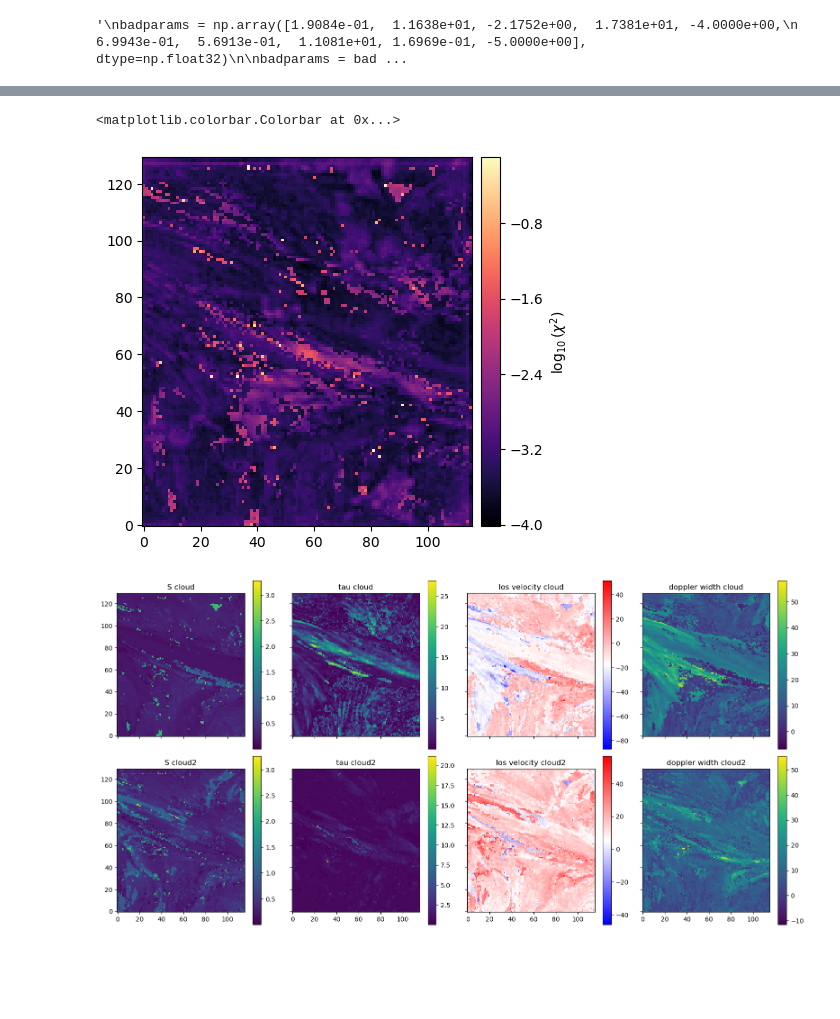
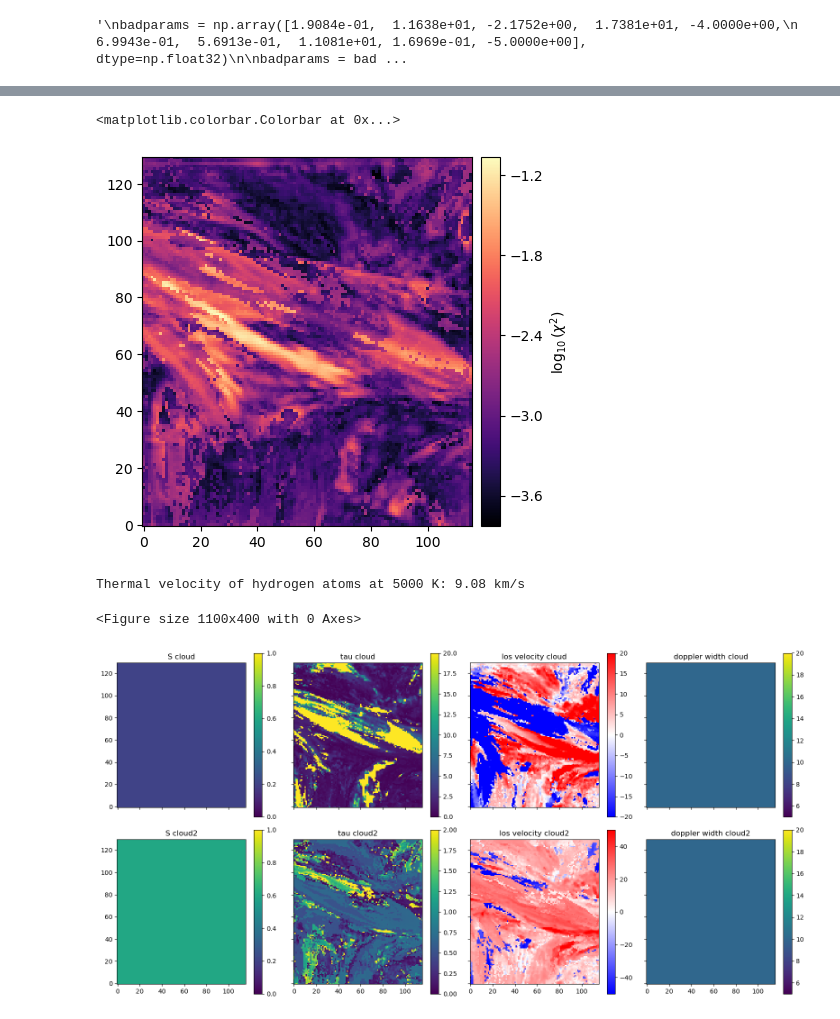
Before and after one commit to ivanzmilic/cloudtorch, a Jupyter notebook: main_gpu_bck_mparams.ipynb, the cells around one changed output, grey strips where cells are left out. Cells and saved outputs as stored; diff of their text form; code cells hidden in the pictures; blank space fills up the shorter version.

```diff
--- a/main_gpu_bck_mparams.ipynb
+++ b/main_gpu_bck_mparams.ipynb
@@ -96,13 +96,21 @@ def optimization(optimizer,niterations,parameters,model, xl, obs, obs_back):
         chi2loss = torch.mean(torch.sum((obs - syn)**2.0))
 
         reguloss = chi2loss*0.0
-        # reguloss += 1e1*regu2(parameters, 0,img)
-        # reguloss += 1e1*regu2(parameters, 1,img)
-        # reguloss += 1e-1*regu2(parameters, 2,img)
-        # reguloss += 5e-2*regu2(parameters, 3,img)
-        # reguloss += 5e-2*regu2(parameters, 4,img)
-        #print(img.device, parameters.device)
-        #reguloss += 5e1*regu2(parameters, 6,img)
+        # Strongly regularize the source function gradients. We want it super smooth.
+        reguloss += 5e1*regu2(parameters, 0, obs)
+        reguloss += 5e1*regu2(parameters, 5, obs)
+
+        # regularize velocity slightly:
+        #reguloss += 1e-1*regu2(parameters, 1, obs)
+        #reguloss += 1e-1*regu2(parameters, 6, obs)
+
+        # LOS velocity - should be regularized too, gently
+        #reguloss += 1e-2*regu2(parameters, 2, obs)
+        #reguloss += 1e-2*regu2(parameters, 7, obs)
+
+        # Doppler width - should be regularized too
+        reguloss += 1e0*regu2(parameters, 3, obs)
+        reguloss += 1e0*regu2(parameters, 8, obs)
 
         # First regularization is that S cannot be negative:
         #print(parameters.shape)
@@ -112,7 +120,8 @@ def optimization(optimizer,niterations,parameters,model, xl, obs, obs_back):
         reguloss += 1e6*regu_min(parameters, 1, obs.reshape(1,obs.shape[0],obs.shape[1],-1), 0.0)
         reguloss += 1e6*regu_min(parameters, 6, obs.reshape(1,obs.shape[0],obs.shape[1],-1), 0.0)
 
-
+        reguloss += 1e7*regu_min(parameters, 3, obs.reshape(1,obs.shape[0],obs.shape[1],-1), 9.0)
+        reguloss += 1e7*regu_min(parameters, 8, obs.reshape(1,obs.shape[0],obs.shape[1],-1), 9.0)
 
         loss = chi2loss + reguloss
 
@@ -195,14 +204,14 @@ device = tofit_pt.device
 
 
 # Cloud 1 parameters (each independent)
-cloud1_S = make_param(0.4, (n_pixels,), grad=True, device=device)
+cloud1_S = make_param(0.2, (n_pixels,), grad=False, device=device)
 cloud1_tau = make_param(4.5, (n_pixels,), grad=True, device=device)
 cloud1_vlos = make_param(-2.0, (n_pixels,), grad=True, device=device)
 cloud1_doppler = make_param(6.0, (n_pixels,), grad=True, device=device)
 cloud1_loga = make_param(-4.0, (n_pixels,), grad=False, device=device)
 
 # Cloud 2 parameters (each independent)
-cloud2_S = make_param(0.1, (n_pixels,), grad=True, device=device)
+cloud2_S = make_param(0.6, (n_pixels,), grad=False, device=device)
 cloud2_tau = make_param(1.0, (n_pixels,), grad=True, device=device)
 cloud2_vlos = make_param(10.0, (n_pixels,), grad=True, device=device)
 cloud2_doppler = make_param(5.0, (n_pixels,), grad=True, device=device)
@@ -233,7 +242,7 @@ torch.cuda.empty_cache()
 # ====================================================================
 # Send all the info to the optimization module inside the utils.py file:
 optimizer = torch.optim.Adam(params_to_optimize, lr=1e-1)
-niter = 1000
+niter = 2000
 mymodel = cloud_model # Model from the above
 parameters, fit_spectra = optimization(optimizer=optimizer,niterations=niter,
                                         parameters=combine_parameters(),model=mymodel,xl=xl,obs=tofit_pt, obs_back=tofit_background_pt.reshape(n_pixels,-1))
@@ -328,22 +337,37 @@ im = plt.imshow(np.log10(chisq).T, origin='lower', cmap='magma')
 add_colorbar(im, label=r'$\log_{10}(\chi^2)$')
 # %% [output]
 <matplotlib.colorbar.Colorbar at 0x...>
-[figure, old version]
+[figure, new version]
+# %%
+# Velocity of hydrogen atoms at prominence temperatures (5000 K at the least is:)
+k_B = 1.380649e-23  # Boltzmann constant in J/K
+m_H = 1.6735575e-27  # Mass of hydrogen atom in kg
+T = 5000  # Temperature in Kelvin
+v_thermal = np.sqrt(2 * k_B * T / m_H)  # Thermal velocity in m/s
+v_thermal_kms = v_thermal / 1e3  # Convert to km/s
+print(f"Thermal velocity of hydrogen atoms at {T} K: {v_thermal_kms:.2f} km/s")
+# %% [output]
+Thermal velocity of hydrogen atoms at 5000 K: 9.08 km/s
 # %%
 labels = ['S cloud', 'tau cloud', 'los velocity cloud', 'doppler width cloud',
           'S cloud2', 'tau cloud2', 'los velocity cloud2',
           'doppler width cloud2']
 
 to_plot = np.array([0,1,2,3,5,6,7,8])
+vmin_limit  = np.array([0.0, 0.0, -20.0, 5.0, 0.0, 0.0, -50.0, 5.0])
+vmaX_limit  = np.array([1.0, 20.0, 20.0, 20.0, 1.0, 2.0, 50.0, 20.0])
 
 cmaps = ['viridis', 'viridis', 'bwr', 'viridis', 'viridis', 'viridis', 'bwr', 'viridis']
 
+plt.figure(figsize=[11, 4])
 fig, axes = plt.subplots(2, 4, figsize=[16, 8], sharex=True, sharey=True)
 ax = axes.flatten()
 for i in range(8):
-    im = ax[i].imshow(parameters[:, :, to_plot[i]].T, origin='lower', cmap=cmaps[i])
+    im = ax[i].imshow(parameters[:, :, to_plot[i]].T, origin='lower', cmap=cmaps[i], vmin=vmin_limit[i], vmax=vmaX_limit[i])
     ax[i].set_title(labels[i])
     fig.colorbar(im, ax=ax[i])
 plt.tight_layout()
+plt.savefig("inversion_results.png", bbox_inches='tight')
 # %% [output]
+<Figure size 1100x400 with 0 Axes>
-[figure, old version]
+[figure, new version]
```
Also changed, not shown: parts of 6 cells of this notebook, 1 other file.
